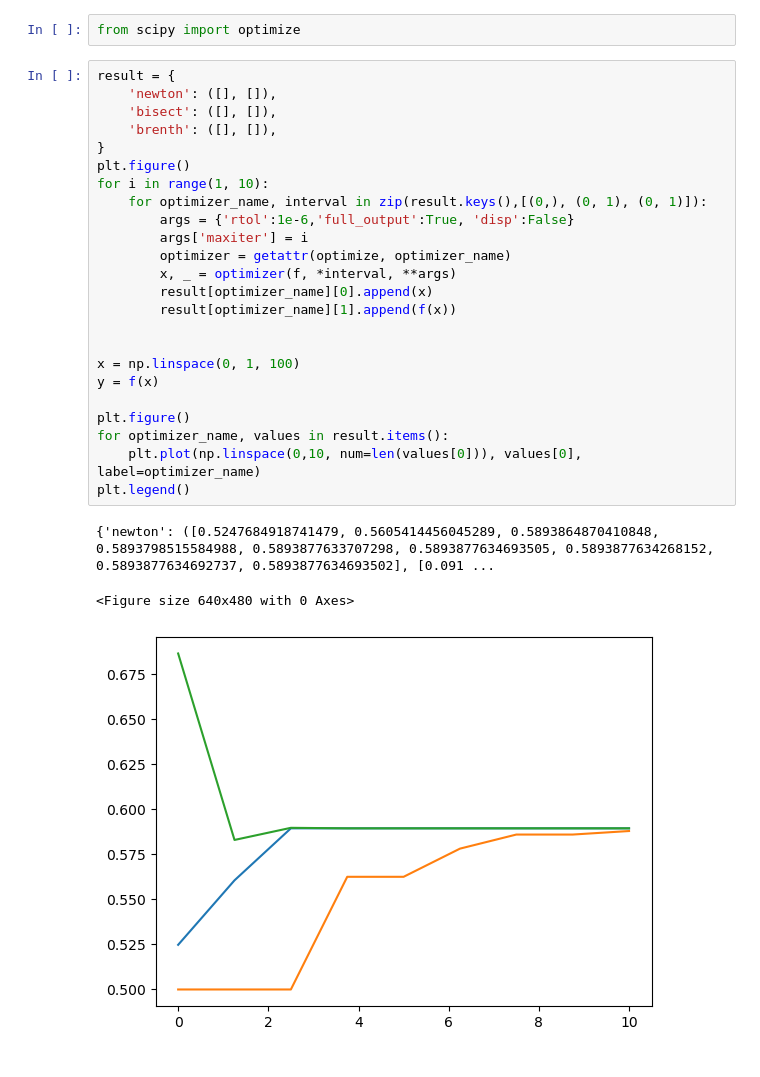
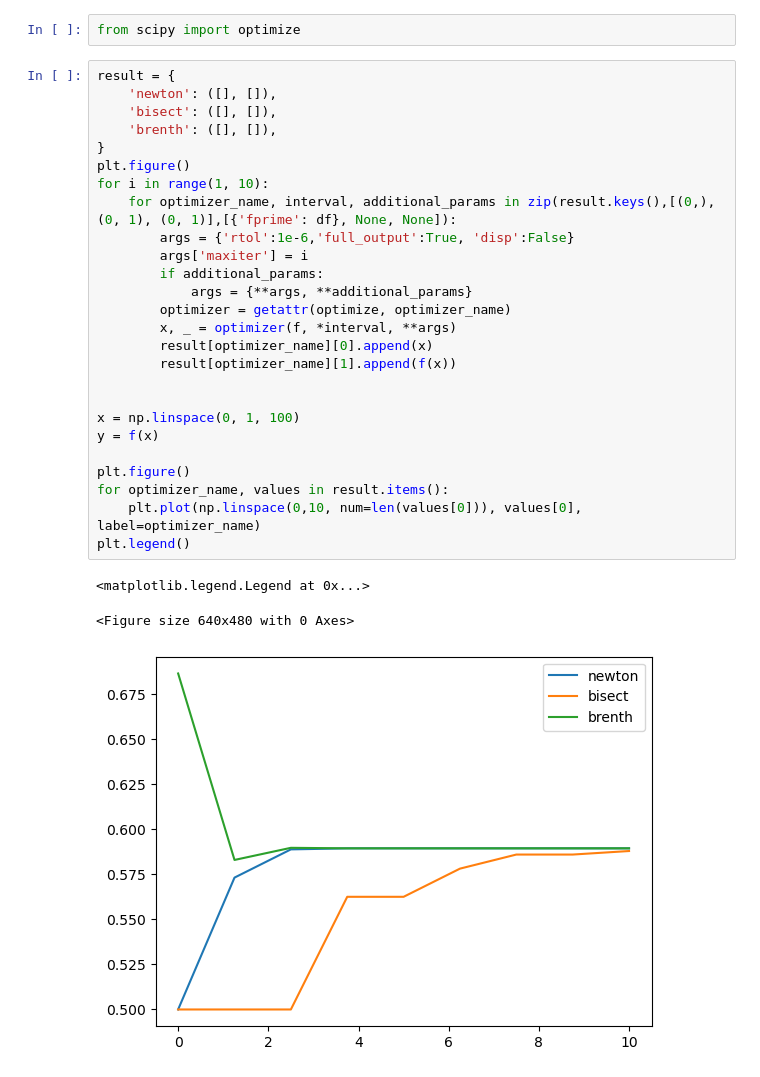
Before and after one commit to AlviseSembenico/Computational-Finance, a Jupyter notebook: Homework 2/main.ipynb, the cells around one changed output. Drawn from its saved outputs; the diff is of its cells as text.

```diff
--- a/Homework 2/main.ipynb
+++ b/Homework 2/main.ipynb
@@ -127,31 +127,33 @@ from scipy import optimize
 # %%
 result = {
     'newton': ([], []),
     'bisect': ([], []),
     'brenth': ([], []),
 }
 plt.figure()
 for i in range(1, 10):
-    for optimizer_name, interval in zip(result.keys(),[(0,), (0, 1), (0, 1)]):
+    for optimizer_name, interval, additional_params in zip(result.keys(),[(0,), (0, 1), (0, 1)],[{'fprime': df}, None, None]):
         args = {'rtol':1e-6,'full_output':True, 'disp':False}
         args['maxiter'] = i
+        if additional_params:
+            args = {**args, **additional_params}
         optimizer = getattr(optimize, optimizer_name)
         x, _ = optimizer(f, *interval, **args)
         result[optimizer_name][0].append(x)
         result[optimizer_name][1].append(f(x))
 
 
 x = np.linspace(0, 1, 100)
 y = f(x)
 
 plt.figure()
 for optimizer_name, values in result.items():
     plt.plot(np.linspace(0,10, num=len(values[0])), values[0], label=optimizer_name)
 plt.legend()
 # %% [output]
-{'newton': ([0.5247684918741479, 0.5605414456045289, 0.5893864870410848, 0.5893798515584988, 0.5893877633707298, 0.5893877634693505, 0.5893877634268152, 0.5893877634692737, 0.5893877634693502], [0.091 ...
+<matplotlib.legend.Legend at 0x...>
 <Figure size 640x480 with 0 Axes>
-[figure, old version]
+[figure, new version]
 # %%
 result = {
     'newton': ([], []),
```
Also changed, not shown: parts of 1 cell of this notebook.
